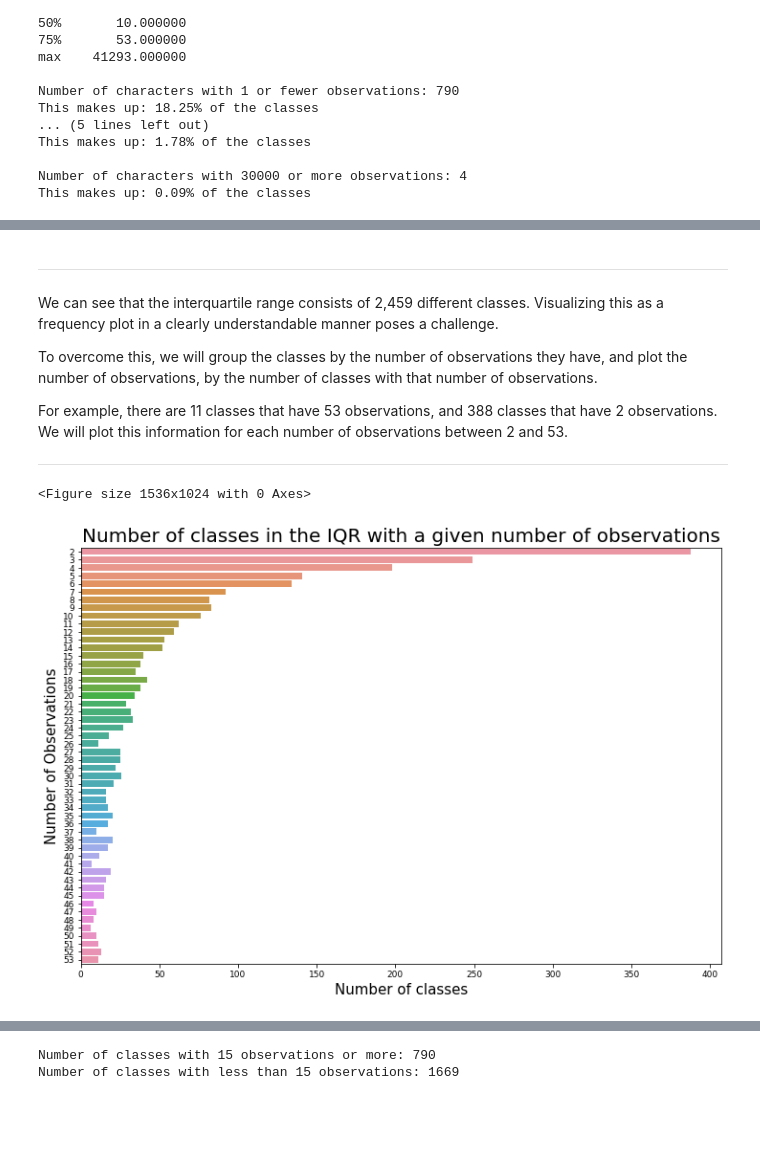
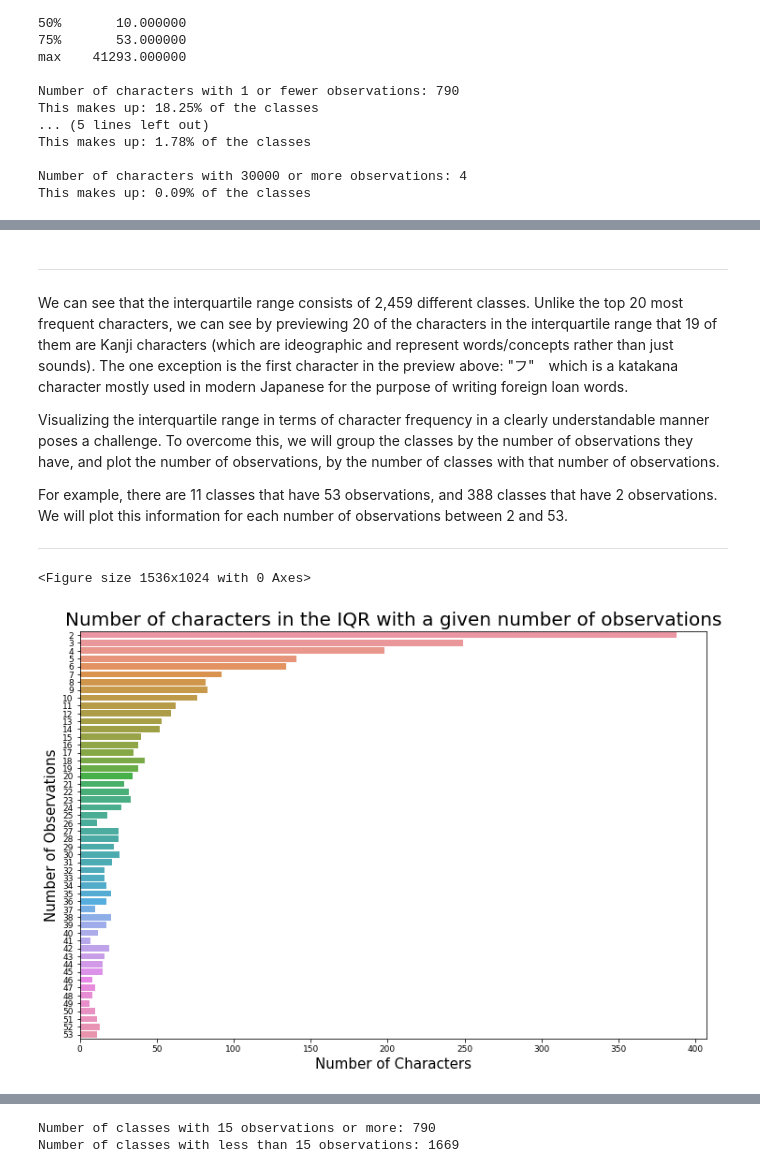
Before and after one commit to Sachdw/Kanji-recognition, a Jupyter notebook: Data Loading and Visualisation.ipynb, the cells around one changed output, grey strips where cells are left out. Saved outputs shown, nothing was run; the diff lists cells and outputs as text; code cells hidden in the pictures; blank space fills up the shorter version.

```diff
--- a/Data Loading and Visualisation.ipynb
+++ b/Data Loading and Visualisation.ipynb
@@ -359,9 +372,9 @@ Number of characters with 2 observations: 388
 This makes up: 9.0% of the classes
 # %% [markdown]
 ---
-We can see that the interquartile range consists of 2,459 different classes. Visualizing this as a frequency plot in a clearly understandable manner poses a challenge.
+We can see that the interquartile range consists of 2,459 different classes. Unlike the top 20 most frequent characters, we can see by previewing 20 of the characters in the interquartile range that 19 of them are Kanji characters (which are ideographic and represent words/concepts rather than just sounds). The one exception is the first character in the preview above: "フ"　which is a katakana character mostly used in modern Japanese for the purpose of writing foreign loan words.
 
-To overcome this, we will group the classes by the number of observations they have, and plot the number of observations, by the number of classes with that number of observations.
+Visualizing the interquartile range in terms of character frequency in a clearly understandable manner poses a challenge. To overcome this, we will group the classes by the number of observations they have, and plot the number of observations, by the number of classes with that number of observations.
 
 For example, there are 11 classes that have 53 observations, and 388 classes that have 2 observations. We will plot this information for each number of observations between 2 and 53.
 
@@ -369,25 +382,25 @@ For example, there are 11 classes that have 53 observations, and 388 classes tha
 # %%
 #Group the classes by the amount of observations, showing us how many classes had x observations.
 iqr_class_counts = iqr['Count'].value_counts()
 iqr_counts = iqr_class_counts.index.values.tolist()
 iqr_num_of_classes = iqr_class_counts.tolist()
 
 #Create a plot to visualize the amount of observations each class has within the inter quartile range.
 
 figure(num=None, dpi=256, facecolor='w', edgecolor='r')
 plt.figure(figsize=(12, 8))
 iqr_plot = sns.barplot(x = iqr_num_of_classes, y = iqr_counts, orient='h')
 
 #Adjust the visual parameters of the plot
-iqr_plot.axes.set_title("Number of classes in the IQR with a given number of observations",fontsize=20)
-iqr_plot.set_xlabel("Number of classes",fontsize=15)
+iqr_plot.axes.set_title("Number of characters in the IQR with a given number of observations",fontsize=20)
+iqr_plot.set_xlabel("Number of Characters",fontsize=15)
 iqr_plot.set_ylabel("Number of Observations",fontsize=15)
 iqr_plot.tick_params(labelsize=9)
-plt.savefig('IQR_classes_and_observations.png')
+plt.savefig('IQR_characters_and_observations.png')
 
 plt.show()
 # %% [output]
 <Figure size 1536x1024 with 0 Axes>
-[figure, old version]
+[figure, new version]
 # %% [markdown]
 ---
```
Also changed, not shown: parts of 39 cells of this notebook, 2 other files.
